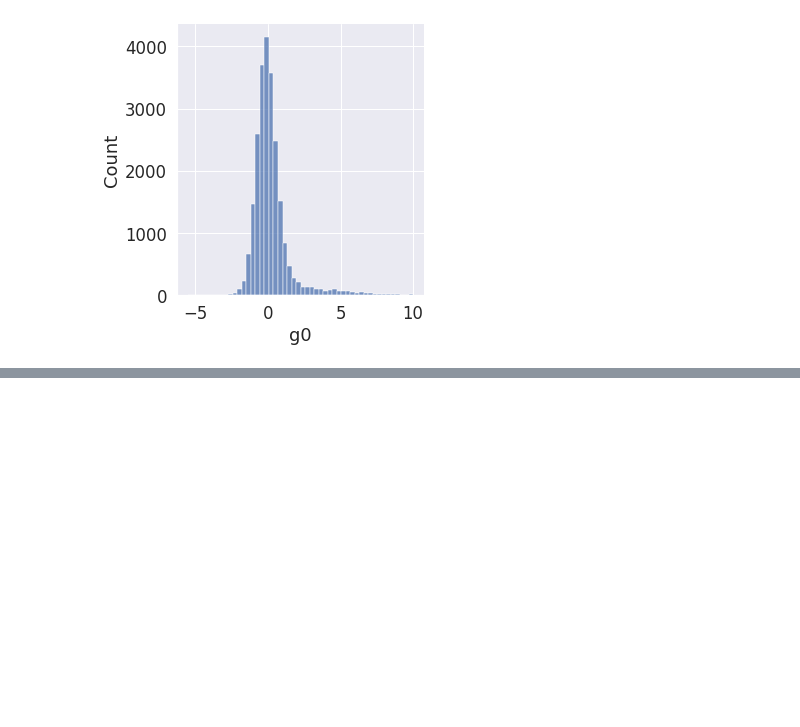
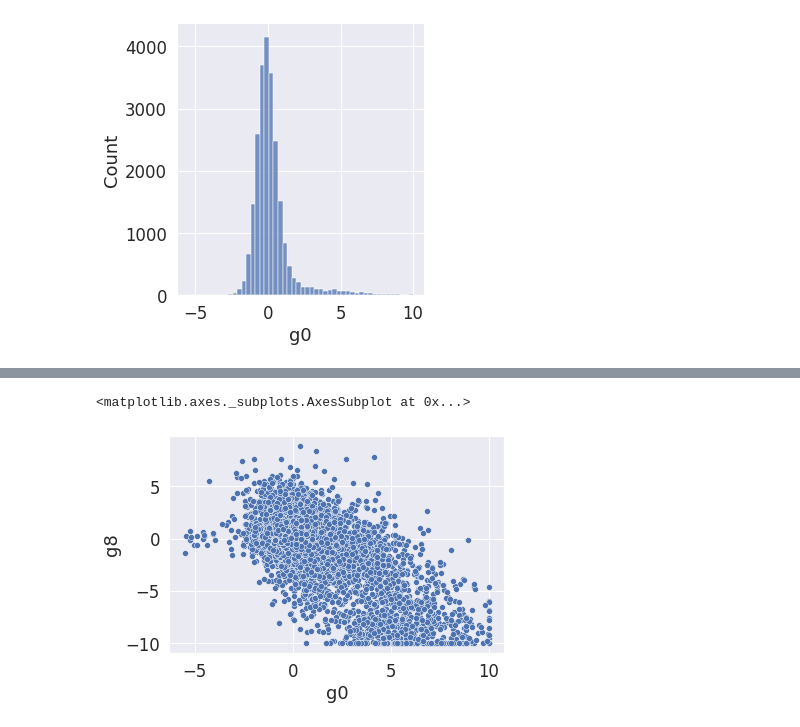
Before and after one commit to gedoztech/imersao_dados_alura, a Jupyter notebook: Imersão_Dados_3_Alura.ipynb, the cells around one changed output, grey strips where cells are left out. Saved outputs shown, nothing was run; the diff lists cells and outputs as text; code cells hidden in the pictures; blank space fills up the shorter version.

```diff
--- a/Imersão_Dados_3_Alura.ipynb
+++ b/Imersão_Dados_3_Alura.ipynb
@@ -401,0 +483,9 @@ sns.displot(dados, x="g0", bins=50)
+# %%
+# Gerando gráfico de dispersão para as variáveis g0 e g8
+# Cada ponto é uma linha da tabela
+# ponto (g0, g8)
+# resultado indica uma relação inversa
+sns.scatterplot(x='g0', y='g8', data=dados[['g0', 'g8']])
+# %% [output]
+<matplotlib.axes._subplots.AxesSubplot at 0x...>
+[figure, added]
```
Also changed, not shown: parts of 40 cells of this notebook.
